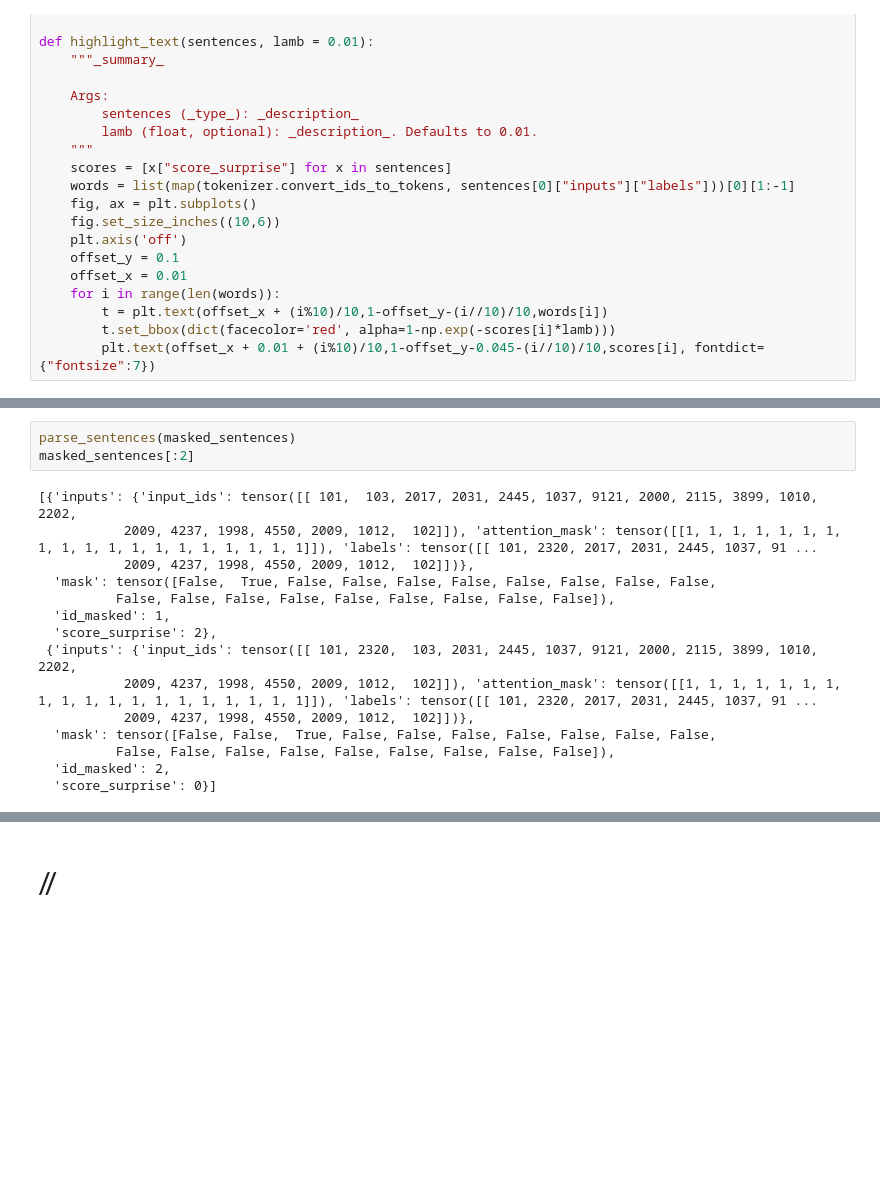
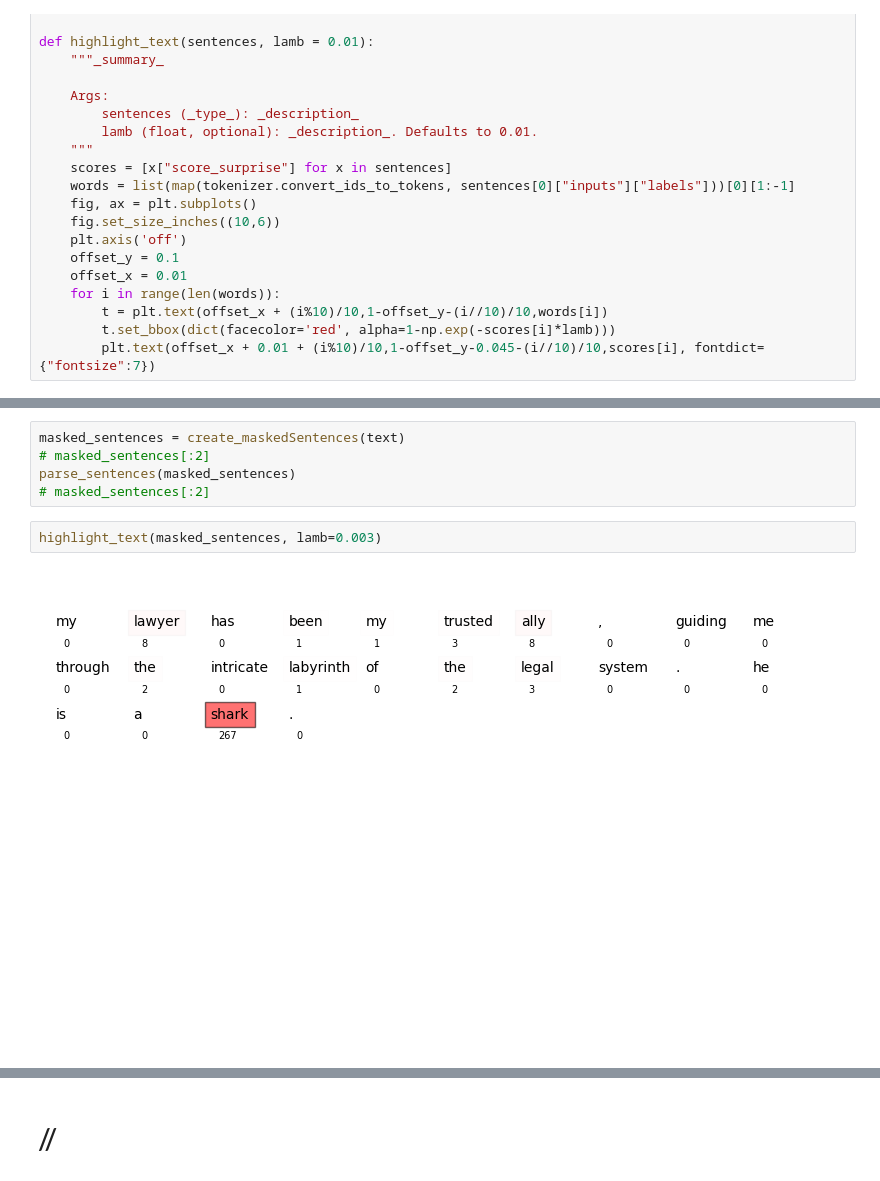
Before and after one commit to PierrickLeroy/bertaphore, a Jupyter notebook: bertaphore.ipynb, the cells around one changed output, grey strips where cells are left out. Cells and saved outputs as stored; diff of their text form; blank space fills up the shorter version.

```diff
--- a/bertaphore.ipynb
+++ b/bertaphore.ipynb
@@ -101,21 +128,12 @@ masked_sentences[:2]
 # %%
+masked_sentences = create_maskedSentences(text)
+# masked_sentences[:2]
 parse_sentences(masked_sentences)
-masked_sentences[:2]
+# masked_sentences[:2]
-# %% [output]
-[{'inputs': {'input_ids': tensor([[ 101,  103, 2017, 2031, 2445, 1037, 9121, 2000, 2115, 3899, 1010, 2202,
-           2009, 4237, 1998, 4550, 2009, 1012,  102]]), 'attention_mask': tensor([[1, 1, 1, 1, 1, 1, 1, 1, 1, 1, 1, 1, 1, 1, 1, 1, 1, 1, 1]]), 'labels': tensor([[ 101, 2320, 2017, 2031, 2445, 1037, 91 ...
-           2009, 4237, 1998, 4550, 2009, 1012,  102]])},
-  'mask': tensor([False,  True, False, False, False, False, False, False, False, False,
-          False, False, False, False, False, False, False, False, False]),
-  'id_masked': 1,
-  'score_surprise': 2},
- {'inputs': {'input_ids': tensor([[ 101, 2320,  103, 2031, 2445, 1037, 9121, 2000, 2115, 3899, 1010, 2202,
-           2009, 4237, 1998, 4550, 2009, 1012,  102]]), 'attention_mask': tensor([[1, 1, 1, 1, 1, 1, 1, 1, 1, 1, 1, 1, 1, 1, 1, 1, 1, 1, 1]]), 'labels': tensor([[ 101, 2320, 2017, 2031, 2445, 1037, 91 ...
-           2009, 4237, 1998, 4550, 2009, 1012,  102]])},
-  'mask': tensor([False, False,  True, False, False, False, False, False, False, False,
-          False, False, False, False, False, False, False, False, False]),
-  'id_masked': 2,
-  'score_surprise': 0}]
+# %%
+highlight_text(masked_sentences, lamb=0.003)
+# %% [output]
+[figure, added]
 # %%
 plot_barSurprise(masked_sentences)
 # %% [output]
```
Also changed, not shown: parts of 7 cells of this notebook, 10 other files.
